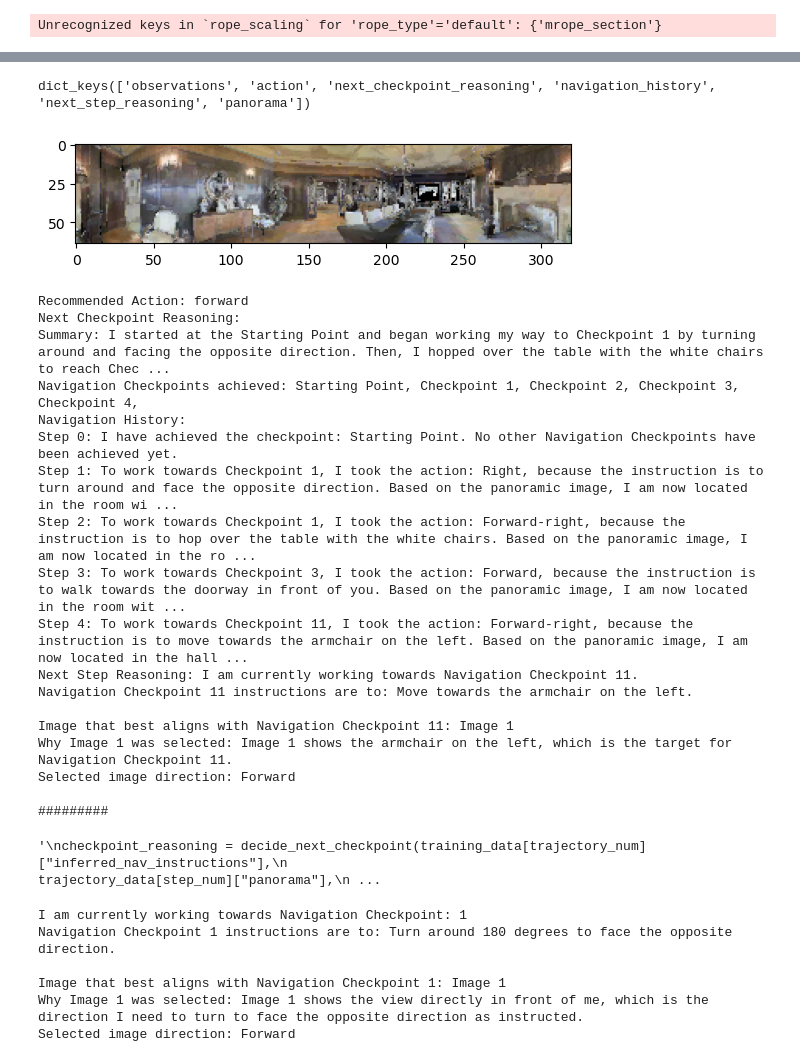
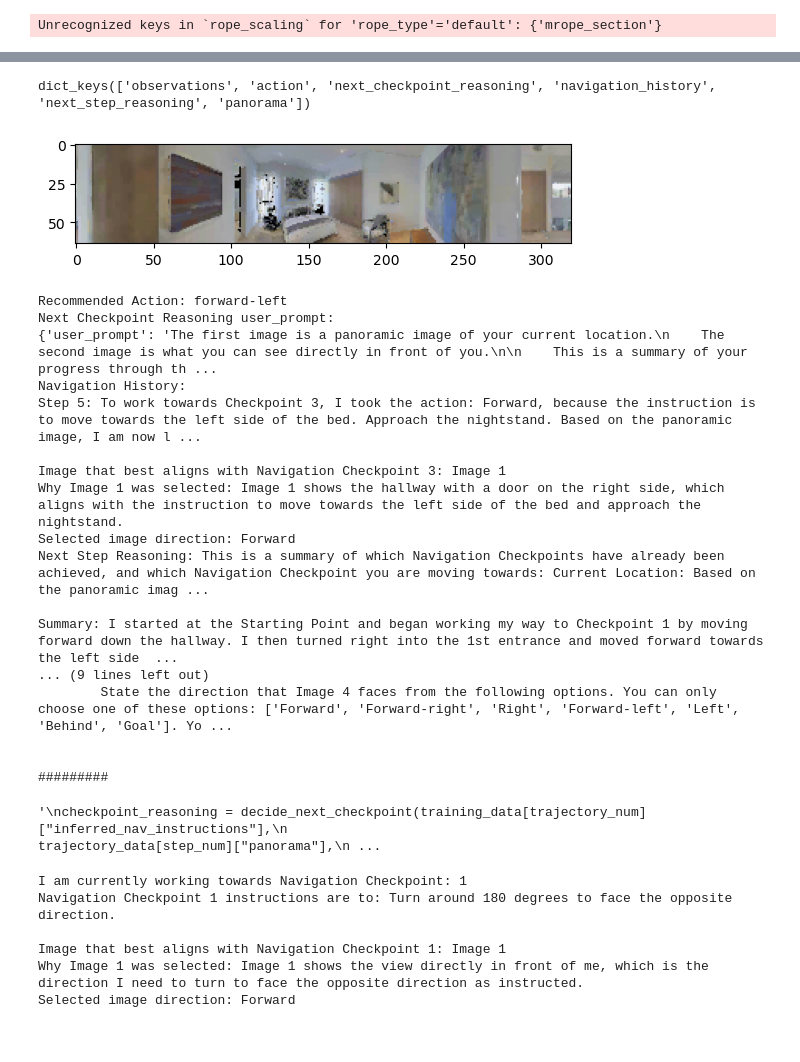
Before and after one commit to wsychiu/OCOM5300M_ResearchProject, a Jupyter notebook: data_exploration/exploring_scenes.ipynb, the cells around one changed output, grey strips where cells are left out. Saved outputs shown, nothing was run; the diff lists cells and outputs as text; code cells hidden in the pictures.

```diff
--- a/data_exploration/exploring_scenes.ipynb
+++ b/data_exploration/exploring_scenes.ipynb
@@ -1299,17 +1308,28 @@ def rationalize_next_step(inferred_nav_instructions, agent_observations, past_ac
 # %%
 # Prompts the LLM to construct a short historical trajectory of past actions and reasoning for training
 # Used only in generating training data
-def generate_training_historical_trajectory(inferred_nav_instructions, step_num=0, panorama=None, reasoning=None, selected_action=None, past_action_story=None):
+def generate_training_historical_trajectory(inferred_nav_instructions, step_num=0, panorama=None, reasoning=None, selected_action=None, navigation_history=[]):
+
+    # Limiting navigation history to manage memory constraints
+    if len(navigation_history) > 20:
+        latest_navigation_history = '\n'.join(navigation_history[-20:])
+        earliest_step = len(navigation_history) - 20
+    else:
+        latest_navigation_history = '\n'.join(navigation_history)
+        earliest_step = 0
 
     if reasoning is None or panorama is None:
-        return 'Step 0: I have achieved the checkpoint: Starting Point. No other Navigation Checkpoints have been achieved yet.'
+        navigation_history = ['Step 0: I have achieved the checkpoint: Starting Point. No other Navigation Checkpoints have been achieved yet.']
+        return {"user_prompt": None,
+                "assistant_prompt": navigation_history[0],
+                "navigation_history": navigation_history}
 
     system_prompt = f"""I am navigating an indoor environment by following these Navigation Checkpoints: {inferred_nav_instructions}.
     My task is to write a summary of the latest step I have taken and explain why I took that step.
     """
 
     user_prompt = f"""The image is a panoramic image of your current location.
-    This is a short summary of your trajectory up to Step {step_num-1}: {past_action_story}
+    This is a short summary of your trajectory from Step {earliest_step} to Step {step_num-1}: {latest_navigation_history}
     Step {step_num} you decided to take this action: {selected_action.capitalize()}.
     You took this action based on this reasoning: {reasoning}
 
@@ -1339,11 +1359,9 @@ def generate_training_historical_trajectory(inferred_nav_instructions, step_num=
     ]
 
     output = generate_outputs_qwen2(model_vlm_1, processor_vlm_1, messages, max_tokens=256)
-    #output = generate_outputs_openai(llm_client, messages)
+    navigation_history.append(output)
 
-    output = past_action_story + f'\n{output}'
-
-    return output
+    return {"user_prompt": user_prompt, "assistant_prompt": navigation_history[-1], "navigation_history": navigation_history}
 # %% [markdown]
 # 4. Generating training data
 # %% [markdown]
@@ -1733,6 +1782,6 @@ dict_keys(['recommended_agent_states', 'recommended_actions', 'unique_positions_
 # %%
 # Demonstrating data structure of training data
-trajectory_num = 0
+trajectory_num = 1
 scan_id = training_data[trajectory_num]["scan_id"]
 instruction_id = training_data[trajectory_num]["instruction_id"]
 print(scan_id)
@@ -1799,53 +1846,53 @@ print([step['action'] for step in trajectory_data])
 # %%
-step_num = 4
+step_num = 5
 step_data = trajectory_data[step_num]
 print(step_data.keys())
 plt.imshow(step_data['panorama'])
 plt.show()
+nav_history = step_data["navigation_history"]
 print(f'Recommended Action: {step_data["action"]}')
-print(f'Next Checkpoint Reasoning:\n{step_data["next_checkpoint_reasoning"]}')
-print(f'Navigation History:\n{step_data["navigation_history"]}')
-print(f'Next Step Reasoning: {step_data["next_step_reasoning"]}')
+print(f'Next Checkpoint Reasoning user_prompt:\n{step_data["next_checkpoint_reasoning"]}')
+print(f'Navigation History:\n{nav_history["assistant_prompt"]}')
+print(f'Next Step Reasoning: {step_data["next_step_reasoning"]["user_prompt"]}')
 
 print('\n#########\n')
 
 """
 history = generate_training_historical_trajectory(training_data[trajectory_num]["inferred_nav_instructions"],
                                                   step_num,
                                                   trajectory_data[step_num]["panorama"],
                                                   trajectory_data[step_num]["next_step_reasoning"],
                                                   trajectory_data[step_num]["action"],
                                                   trajectory_data[step_num-1]["navigation_history"])
 
 print(history)
 """
 
 """
 checkpoint_reasoning = decide_next_checkpoint(training_data[trajectory_num]["inferred_nav_instructions"],
                                                   trajectory_data[step_num]["panorama"],
                                                   trajectory_data[step_num]["observations"],
                                                   trajectory_data[step_num]["navigation_history"])
 print(checkpoint_reasoning)
 """
 # %% [output]
 dict_keys(['observations', 'action', 'next_checkpoint_reasoning', 'navigation_history', 'next_step_reasoning', 'panorama'])
-[figure, old version]
+[figure, new version]
-Recommended Action: forward
-Next Checkpoint Reasoning:
-Summary: I started at the Starting Point and began working my way to Checkpoint 1 by turning around and facing the opposite direction. Then, I hopped over the table with the white chairs to reach Chec ...
-Navigation Checkpoints achieved: Starting Point, Checkpoint 1, Checkpoint 2, Checkpoint 3, Checkpoint 4,
+Recommended Action: forward-left
+Next Checkpoint Reasoning user_prompt:
+{'user_prompt': 'The first image is a panoramic image of your current location.\n    The second image is what you can see directly in front of you.\n\n    This is a summary of your progress through th ...
 Navigation History:
-Step 0: I have achieved the checkpoint: Starting Point. No other Navigation Checkpoints have been achieved yet.
-Step 1: To work towards Checkpoint 1, I took the action: Right, because the instruction is to turn around and face the opposite direction. Based on the panoramic image, I am now located in the room wi ...
-Step 2: To work towards Checkpoint 1, I took the action: Forward-right, because the instruction is to hop over the table with the white chairs. Based on the panoramic image, I am now located in the ro ...
-Step 3: To work towards Checkpoint 3, I took the action: Forward, because the instruction is to walk towards the doorway in front of you. Based on the panoramic image, I am now located in the room wit ...
-Step 4: To work towards Checkpoint 11, I took the action: Forward-right, because the instruction is to move towards the armchair on the left. Based on the panoramic image, I am now located in the hall ...
-Next Step Reasoning: I am currently working towards Navigation Checkpoint 11.
-Navigation Checkpoint 11 instructions are to: Move towards the armchair on the left.
+Step 5: To work towards Checkpoint 3, I took the action: Forward, because the instruction is to move towards the left side of the bed. Approach the nightstand. Based on the panoramic image, I am now l ...
 
-Image that best aligns with Navigation Checkpoint 11: Image 1
-Why Image 1 was selected: Image 1 shows the armchair on the left, which is the target for Navigation Checkpoint 11.
+Image that best aligns with Navigation Checkpoint 3: Image 1
+Why Image 1 was selected: Image 1 shows the hallway with a door on the right side, which aligns with the instruction to move towards the left side of the bed and approach the nightstand.
 Selected image direction: Forward
+Next Step Reasoning: This is a summary of which Navigation Checkpoints have already been achieved, and which Navigation Checkpoint you are moving towards: Current Location: Based on the panoramic imag ...
+
+Summary: I started at the Starting Point and began working my way to Checkpoint 1 by moving forward down the hallway. I then turned right into the 1st entrance and moved forward towards the left side  ...
+... (9 lines left out)
+        State the direction that Image 4 faces from the following options. You can only choose one of these options: ['Forward', 'Forward-right', 'Right', 'Forward-left', 'Left', 'Behind', 'Goal']. Yo ...
+
 
 #########
 '\ncheckpoint_reasoning = decide_next_checkpoint(training_data[trajectory_num]["inferred_nav_instructions"],\n                                                  trajectory_data[step_num]["panorama"],\n ...
```
Also changed, not shown: parts of 25 cells of this notebook, 5 other files.
